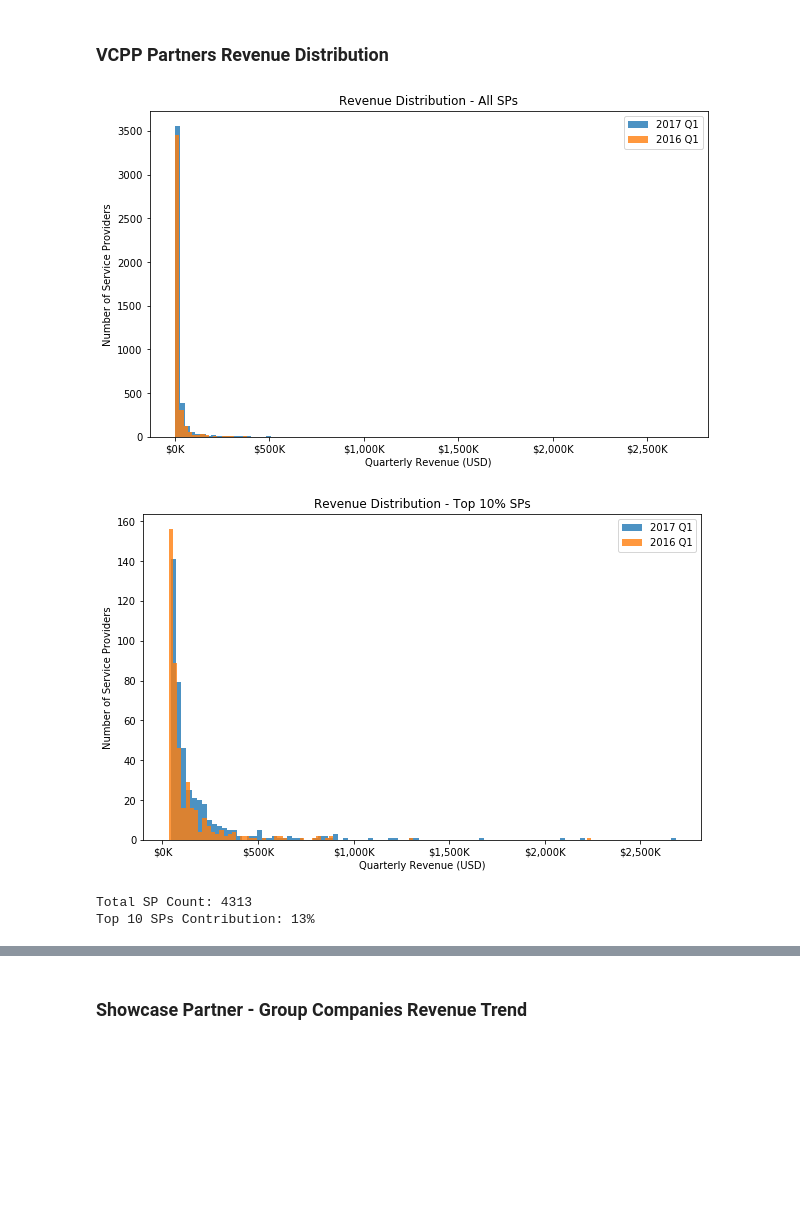
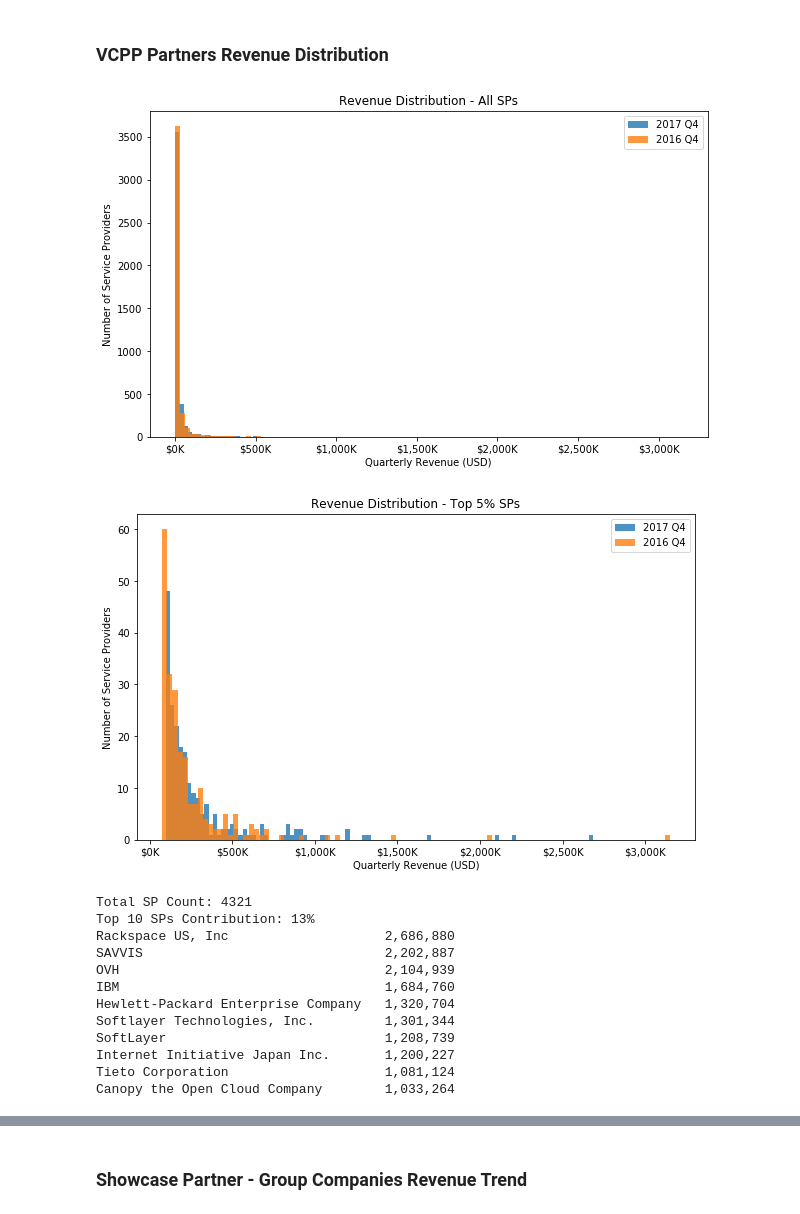
Before and after one commit to k1fukumoto/vcpp-data, a Jupyter notebook: report/GlobalUsagePoints.ipynb, the cells around one changed output, grey strips where cells are left out. Cells and saved outputs as stored; diff of their text form; code cells hidden in the pictures; blank space fills up the shorter version.

```diff
--- a/report/GlobalUsagePoints.ipynb
+++ b/report/GlobalUsagePoints.ipynb
@@ -262,39 +261,59 @@ Macquarie Telecom                        Australia        (APAC) $    18,080 (10
 # %% [markdown]
 ### VCPP Partners Revenue Distribution
 # %%
+def df_quarter(Q):
+    return df[(df['Usage Period'] >= Q[0]) & (df['Usage Period'] <= Q[2])]
+
 def plot_hist(data_prev,data_last,cutoff,title):
-    plt.hist(data_last[:int(len(data_last)*cutoff)],bins=100,alpha=.8,label='2017 Q1')
-    plt.hist(data_prev[:int(len(data_last)*cutoff)],bins=100,alpha=.8,label='2016 Q1')
+    plt.hist(data_last[:int(len(data_last)*cutoff)],bins=100,alpha=.8,label='2017 Q4')
+    plt.hist(data_prev[:int(len(data_last)*cutoff)],bins=100,alpha=.8,label='2016 Q4')
 
     plt.xlabel("Quarterly Revenue (USD)")
     plt.ylabel("Number of Service Providers")
     plt.title(title)
     ax = plt.gca()
     fig = plt.gcf()
     ax.set_xticklabels(['${:,.0f}K'.format(x/1000) for x in ax.get_xticks()])
     ax.legend(loc="upper right")
     fig.set_size_inches(10,6)
     plt.show()
 
-df_last_q = df[(df['Usage Period'] >= END_QUARTER[0]) & (df['Usage Period'] <= END_QUARTER[2])]
-df_prev_q = df[(df['Usage Period'] >= START_QUARTER[0]) & (df['Usage Period'] <= START_QUARTER[2])]
+df_last_q = df_quarter(END_QUARTER)
+df_prev_q = df_quarter(YEAR_AGO_QUARTER)
 data_last = df_last_q.groupby('Service Provider')['Value (USD)'].sum().sort_values(ascending=False)
 data_prev = df_prev_q.groupby('Service Provider')['Value (USD)'].sum().sort_values(ascending=False)
 
 plot_hist(data_prev,data_last,1.0,"Revenue Distribution - All SPs")
-plot_hist(data_prev,data_last,0.1,"Revenue Distribution - Top 10% SPs")
+plot_hist(data_prev,data_last,0.05,"Revenue Distribution - Top 5% SPs")
 
-total_last = df_last_q['Value (USD)'].sum()
-print("Total SP Count: {}".format(len(data_last)))
-print("Top {} SPs Contribution: {:.0f}%".format(10,data_last[:10].sum()/total_last*100))
+def print_pie(df):
+    total_last = df['Value (USD)'].sum()
+    s_sp_val = df.groupby('Service Provider')['Value (USD)'].sum().sort_values(ascending=False)
+    print("Total SP Count: {}".format(len(s_sp_val)))
+    print("Top {} SPs Contribution: {:.0f}%".format(10,s_sp_val[:10].sum()/total_last*100))
+    for sp,val in s_sp_val[:10].iteritems():
+        print("{:36s} {:,.0f}".format(sp,val))
 
-plt.pie(data_last.values,startangle=90,counterclock=False)
-plt.title('Revenue Distribution')
-plt.gcf().set_size_inches(3,3)
-plt.show()
+    plt.pie(s_sp_val.values,startangle=90,counterclock=False)
+    plt.title('Revenue Distribution')
+    plt.gcf().set_size_inches(3,3)
+    plt.show()
+
+print_pie(df_last_q)
+print_pie(df_last_q[df_last_q['Country'] == 'Japan'])
 # %% [output]
-[figure, old version]
+[figure, new version]
-[figure, old version]
+[figure, new version]
-Total SP Count: 4313
+Total SP Count: 4321
 Top 10 SPs Contribution: 13%
+Rackspace US, Inc                    2,686,880
+SAVVIS                               2,202,887
+OVH                                  2,104,939
+IBM                                  1,684,760
+Hewlett-Packard Enterprise Company   1,320,704
+Softlayer Technologies, Inc.         1,301,344
+SoftLayer                            1,208,739
+Internet Initiative Japan Inc.       1,200,227
+Tieto Corporation                    1,081,124
+Canopy the Open Cloud Company        1,033,264
 [figure]
```
Also changed, not shown: parts of 17 cells of this notebook.
